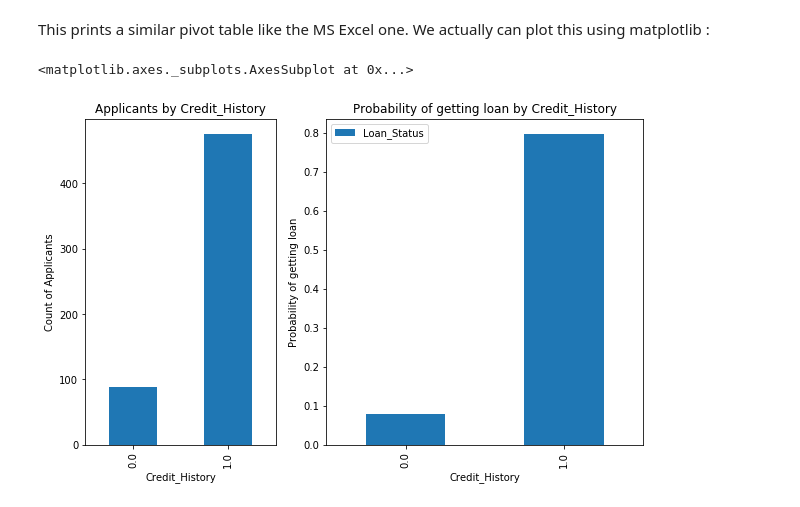
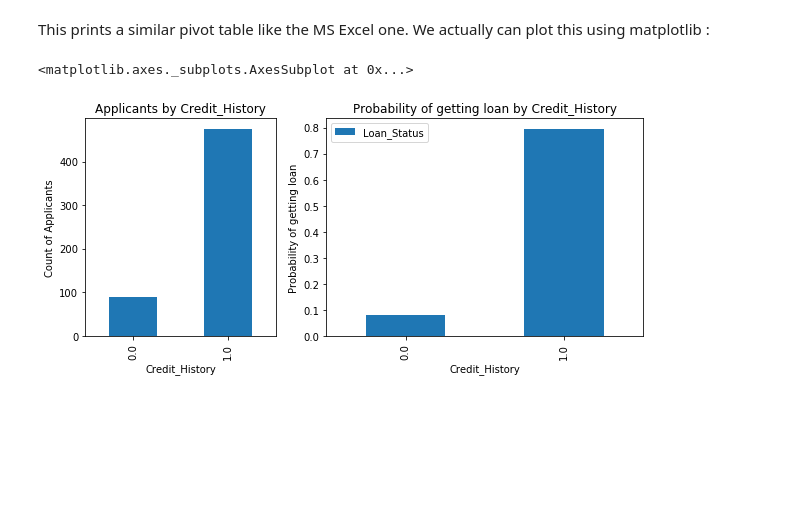
Before and after one commit to LePuppy/Loan_Prediction_Problem, a Jupyter notebook: Loan_Prediction_Problem.ipynb, the cells around one changed output. Drawn from its saved outputs; the diff is of its cells as text; code cells hidden in the pictures; blank space fills up the shorter version.

```diff
--- a/Loan_Prediction_Problem.ipynb
+++ b/Loan_Prediction_Problem.ipynb
@@ -135,18 +159,17 @@ This prints a similar pivot table like the MS Excel one. We actually can plot th
 # %%
 #Code on the tutorial would actually create 3 subplots and would only plot 2 of them, I don't know exactly why but using the
 #subplot function seems easier to handle
-fig, (ax1, ax2) = plt.subplots(1, 2, figsize = (10,6), gridspec_kw = {'width_ratios':[3, 5]})
+fig, (ax1, ax2) = plt.subplots(1, 2, figsize = (10,4), gridspec_kw = {'width_ratios':[3, 5]})
 
 
 ax1.set_xlabel('Credit_History')
 ax1.set_ylabel('Count of Applicants')
 ax1.set_title('Applicants by Credit_History')
 temp1.plot(ax=ax1, kind='bar')
-
 ax2.set_xlabel('Credit_History')
 ax2.set_ylabel('Probability of getting loan')
 ax2.set_title('Probability of getting loan by Credit_History')
 temp2.plot(ax=ax2, kind='bar')
 # %% [output]
 <matplotlib.axes._subplots.AxesSubplot at 0x...>
-[figure, old version]
+[figure, new version]
```
Also changed, not shown: parts of 17 cells of this notebook.
